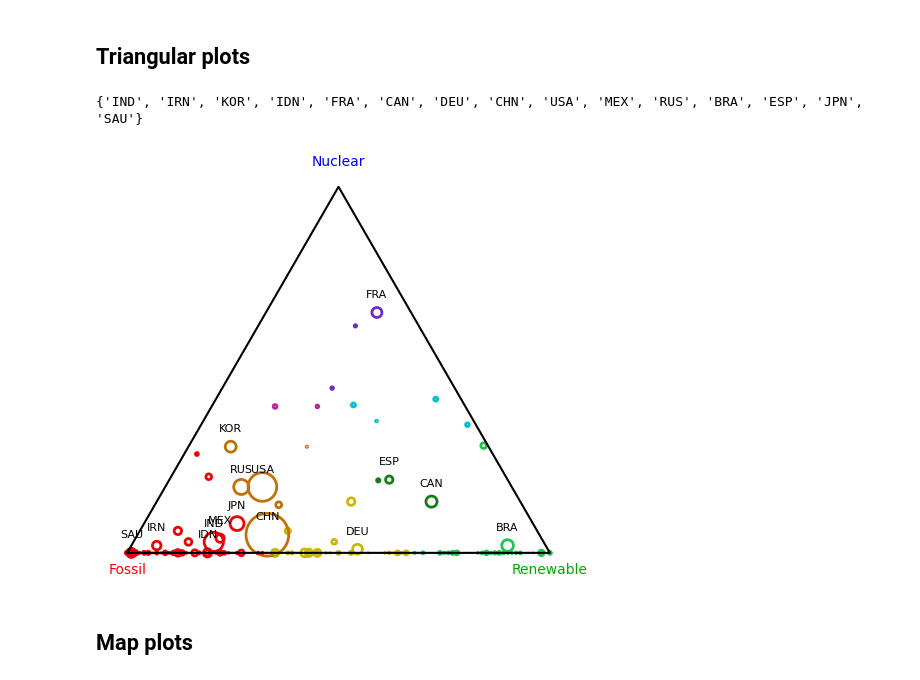
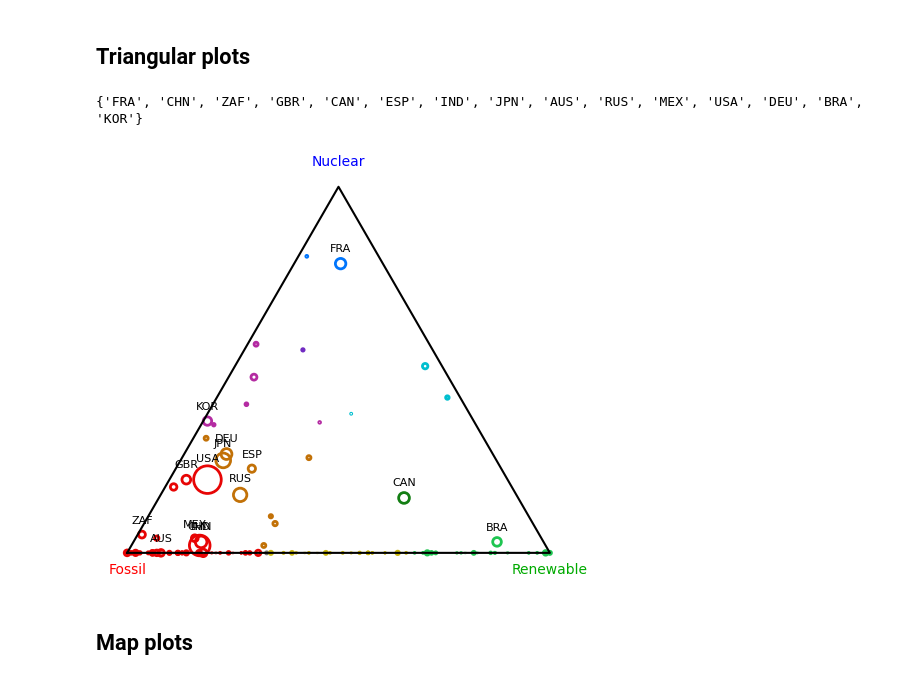
Before and after one commit to raulgarciadiez/energy_maps, a Jupyter notebook: color_code.ipynb, the cells around one changed output. Cells and saved outputs as stored; diff of their text form; code cells hidden in the pictures.

```diff
--- a/color_code.ipynb
+++ b/color_code.ipynb
@@ -332,7 +332,7 @@ def ternary_to_cartesian(f, r, n):
     y = (np.sqrt(3)/2) * n / (f + r + n)
     return x, y
 
-Year = 2023
+Year = 2004
 
 top_emitters = sorted(
     year_results[Year].items(),
@@ -349,37 +349,49 @@ top_emitters.add("MEX")
 top_emitters.add("ESP")
 
 print (top_emitters)
 
 fig, ax = plt.subplots(figsize=(6, 6))
 
 for country, (f, r, n) in year_countries_shares[Year].items():
     rgb = ternary_to_rgb_scaled(f, r, n, base_colors, caps, gamma=0.5)
 
     try:
         x, y = ternary_to_cartesian(f, r, n)
     except ZeroDivisionError:
         print (country, f,r,n)
 
     rgb = color_func(f,r,n)
-    ax.scatter(x, y,  facecolors="none", s=year_results[Year][country]["Total Generation"]/10, edgecolor=rgb, lw = 2)
+    siz = year_results[Year][country]["Total Generation"]/10
+    ax.scatter(x, y,  facecolors="none", s=siz, edgecolor=rgb, lw = 2)
+
+    radius_points = np.sqrt(siz) / 2
+
+    # Now convert radius from points → data coordinates
+    # Need the transform between points and data
+    radius_display = ax.transData.inverted().transform(
+        ax.transData.transform((x, y)) + np.array([radius_points, 0])
+    )[0] - x
+
+
     if country in top_emitters:
-        ax.text(x + 0.0, y + 0.035, country, ha='center', fontsize=8)
+        #ax.text(x + 0.0, y + siz/1000.+ 0.035, country, ha='center', fontsize=8)
+        ax.text(x, y + radius_display + 0.02, country, ha="center", fontsize=8)
 
 # Draw triangle outline
 triangle = np.array([[0, 0], [1, 0], [0.5, np.sqrt(3)/2], [0, 0]])
 ax.plot(triangle[:,0], triangle[:,1], color='black')
 
 # Vertex labels
 ax.text(0, -0.05, "Fossil", ha='center', fontsize=10, color=np.array(base_colors['fossil'])/255)
 ax.text(1, -0.05, "Renewable", ha='center', fontsize=10, color=np.array(base_colors['renewable'])/255)
 ax.text(0.5, np.sqrt(3)/2 + 0.05, "Nuclear", ha='center', fontsize=10, color=np.array(base_colors['nuclear'])/255)
 
 ax.set_aspect('equal')
 ax.axis('off')
 plt.show()
 # %% [output]
-{'IND', 'IRN', 'KOR', 'IDN', 'FRA', 'CAN', 'DEU', 'CHN', 'USA', 'MEX', 'RUS', 'BRA', 'ESP', 'JPN', 'SAU'}
+{'FRA', 'CHN', 'ZAF', 'GBR', 'CAN', 'ESP', 'IND', 'JPN', 'AUS', 'RUS', 'MEX', 'USA', 'DEU', 'BRA', 'KOR'}
-[figure, old version]
+[figure, new version]
 # %% [markdown]
 ## Map plots
 # %% [markdown]
```
